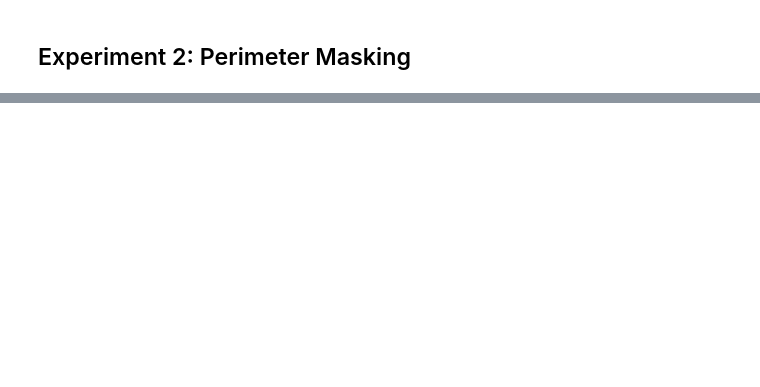
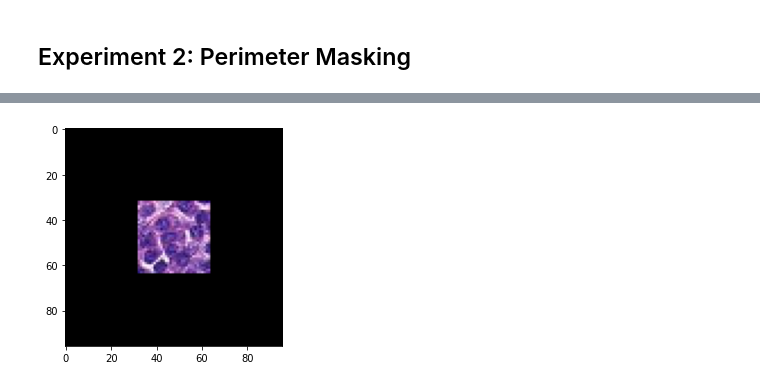
Before and after one commit to waleedrana1/NeuralNetsProject, a Jupyter notebook: Neural_Net_final_project.ipynb, the cells around one changed output, grey strips where cells are left out. Drawn from its saved outputs; the diff is of its cells as text; code cells hidden in the pictures; blank space fills up the shorter version.

```diff
--- a/Neural_Net_final_project.ipynb
+++ b/Neural_Net_final_project.ipynb
@@ -255,0 +331,6 @@ COMPUTATIONAL EXPERIMENT ONE
+# %%
+for img, label in CroppedTrainingData:
+    plt.imshow(img.permute(1,2,0).type(torch.LongTensor))
+    break
+# %% [output]
+[figure, added]
```
Also changed, not shown: parts of 13 cells of this notebook, 1 other file.
